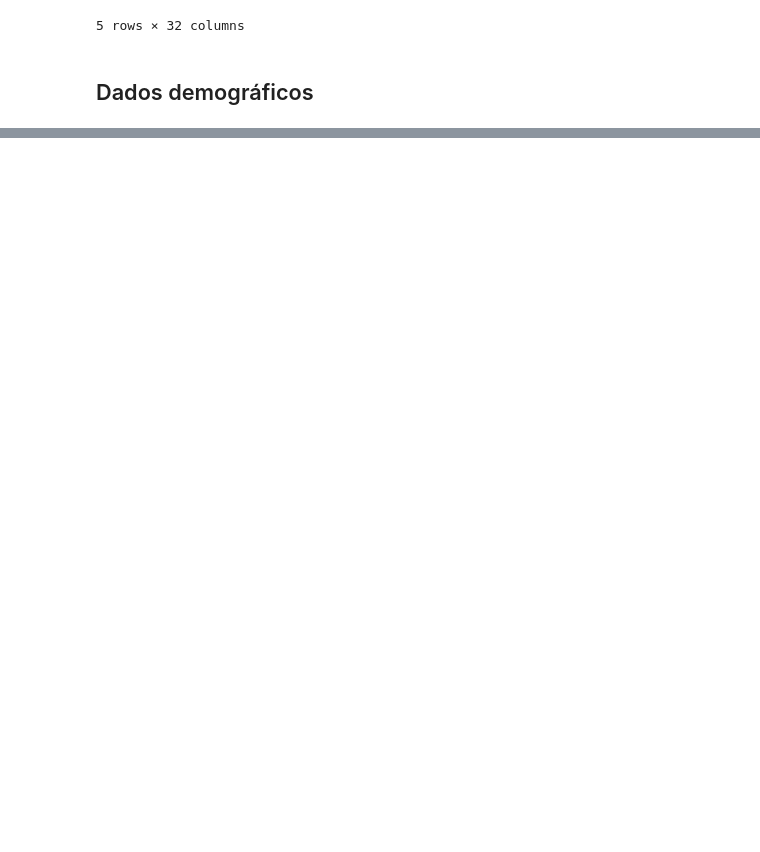
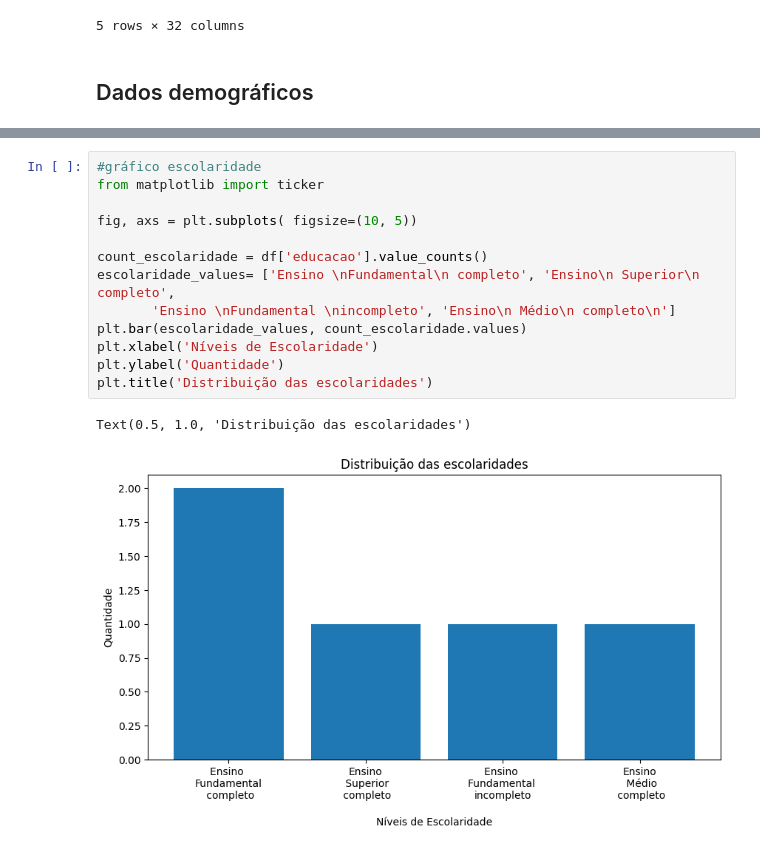
Before and after one commit to Briqz23/psychiatric-report-generator, a Jupyter notebook: src/domain/application/admin_chart.ipynb, the cells around one changed output, grey strips where cells are left out. Drawn from its saved outputs; the diff is of its cells as text; blank space fills up the shorter version.

```diff
--- a/src/domain/application/admin_chart.ipynb
+++ b/src/domain/application/admin_chart.ipynb
@@ -64,0 +55,16 @@ plt.show()
+# %%
+#gráfico escolaridade
+from matplotlib import ticker
+
+fig, axs = plt.subplots( figsize=(10, 5))
+
+count_escolaridade = df['educacao'].value_counts()
+escolaridade_values= ['Ensino \nFundamental\n completo', 'Ensino\n Superior\n completo',
+       'Ensino \nFundamental \nincompleto', 'Ensino\n Médio\n completo\n']
+plt.bar(escolaridade_values, count_escolaridade.values)
+plt.xlabel('Níveis de Escolaridade')
+plt.ylabel('Quantidade')
+plt.title('Distribuição das escolaridades')
+# %% [output]
+Text(0.5, 1.0, 'Distribuição das escolaridades')
+[figure, added]
```
Also changed, not shown: parts of 5 cells of this notebook, 1 other file.
